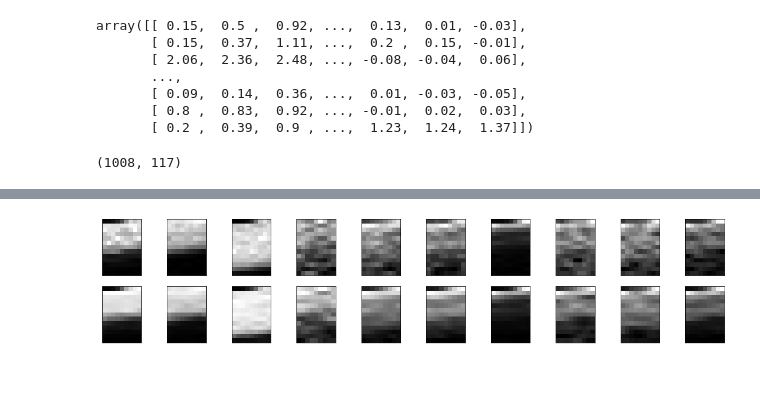
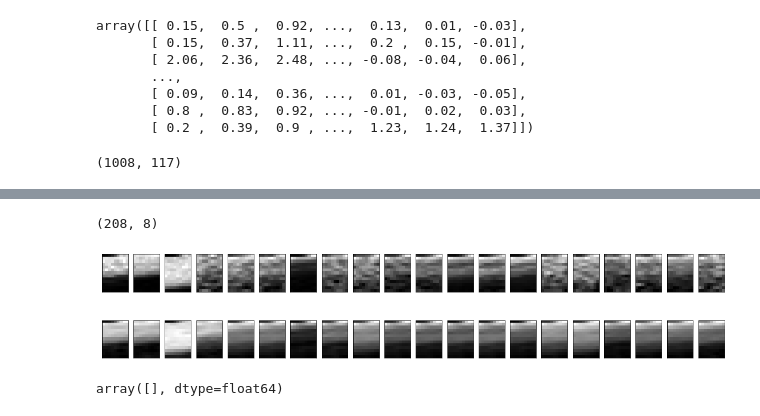
Before and after one commit to GhevondW/AstroDataManipulations, a Jupyter notebook: AutoencoderAnn.ipynb, the cells around one changed output, grey strips where cells are left out. Saved outputs shown, nothing was run; the diff lists cells and outputs as text; code cells hidden in the pictures; blank space fills up the shorter version.

```diff
--- a/AutoencoderAnn.ipynb
+++ b/AutoencoderAnn.ipynb
@@ -57,10 +63,10 @@ x_test = X[800: 1008:]
 # %%
 inpu_dim = 117
-encoding_dim = 32
+encoding_dim = 8
 # %%
 input_vect = Input(shape = (inpu_dim,))
 encoded = Dense(encoding_dim, activation="relu")(input_vect)
-decoded = Dense(inpu_dim, activation="sigmoid")(encoded)
+decoded = Dense(inpu_dim)(encoded)
 
 autoencoder = Model(input_vect, decoded)
 encoder = Model(input_vect, encoded)
@@ -83,4 +81,4 @@ Use tf.where in 2.0, which has the same broadcast rule as np.where
 # %%
-autoencoder.fit(x_train, x_train, epochs = 1000, batch_size = 50, shuffle=True, validation_data=(x_test, x_test))
+history = autoencoder.fit(x_train, x_train, epochs = 2000, batch_size = 128, shuffle=True, validation_data=(x_test, x_test))
 # %% [output]
 Train on 800 samples, validate on 208 samples
@@ -104,22 +111,30 @@ Epoch 1000/1000
 # %%
 encoded_values = encoder.predict(x_test)
 decoded_values = decoder.predict(encoded_values)
+# %%
+encoded_values.shape
+# %% [output]
+(208, 8)
 # %%
-n = 10
+n = 20
 plt.figure(figsize = (20,4))
 for i in range(n):
     ax = plt.subplot(2, n, i+1)
     plt.imshow(x_test[i].reshape(13,9))
     plt.gray()
     ax.get_xaxis().set_visible(False)
     ax.get_yaxis().set_visible(False)
 
     ax = plt.subplot(2, n, i+1+n)
     plt.imshow(decoded_values[i].reshape(13,9))
     plt.gray()
     ax.get_xaxis().set_visible(False)
     ax.get_yaxis().set_visible(False)
 
 plt.show()
 # %% [output]
-[figure, old version]
+[figure, new version]
+# %%
+x_train[x_train < 0]
+# %% [output]
+array([], dtype=float64)
```
Also changed, not shown: parts of 7 cells of this notebook.
